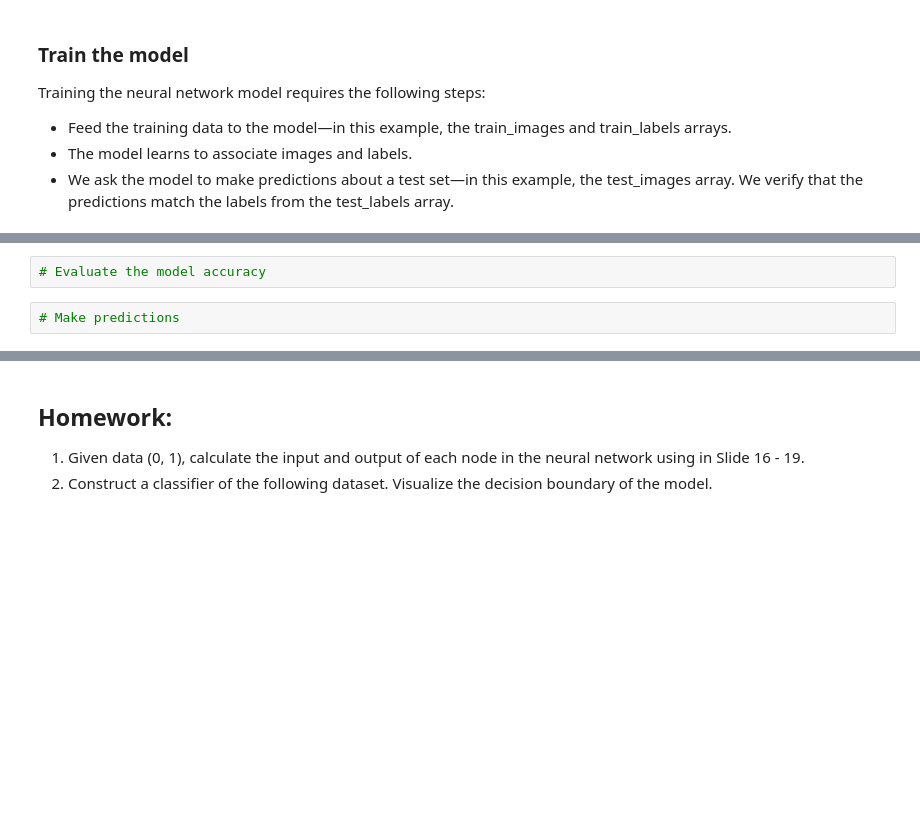
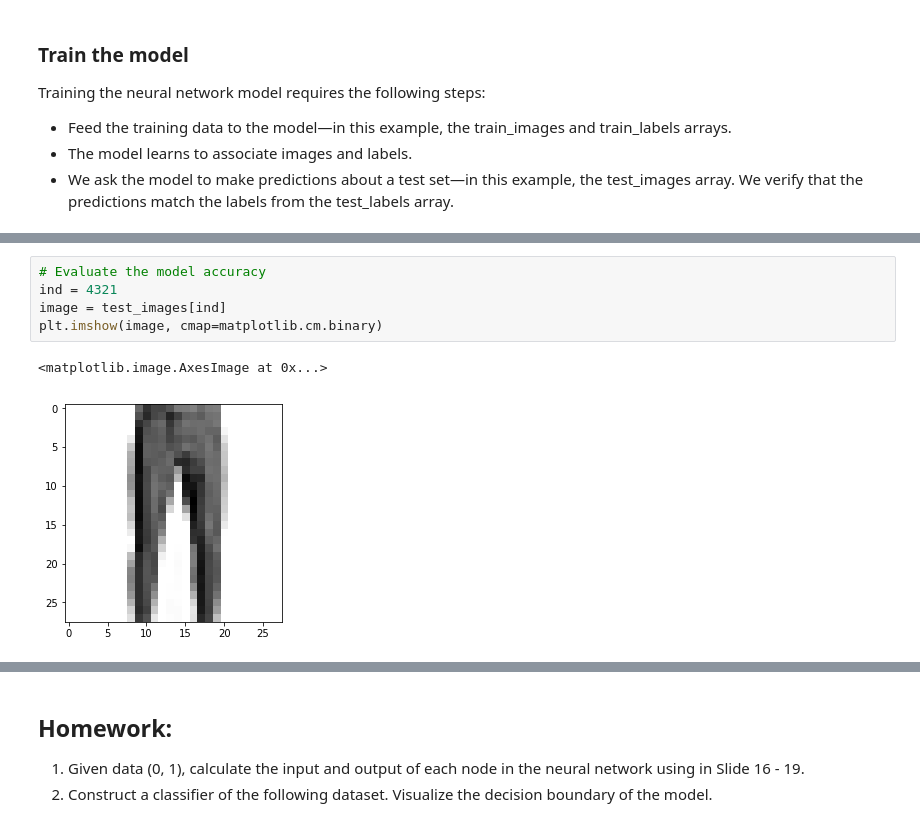
Before and after one commit to ch00226855/CMP464-788-Spring2019, a Jupyter notebook: Week12_NeuralNetwork.ipynb, the cells around one changed output, grey strips where cells are left out. Saved outputs shown, nothing was run; the diff lists cells and outputs as text; blank space fills up the shorter version.

```diff
--- a/Week12_NeuralNetwork.ipynb
+++ b/Week12_NeuralNetwork.ipynb
@@ -75,4 +129,8 @@ Training the neural network model requires the following steps:
 # %%
 # Evaluate the model accuracy
+ind = 4321
+image = test_images[ind]
+plt.imshow(image, cmap=matplotlib.cm.binary)
+# %% [output]
+<matplotlib.image.AxesImage at 0x...>
+[figure, added]
-# %%
-# Make predictions
```
Also changed, not shown: parts of 15 cells of this notebook, 1 other file.
